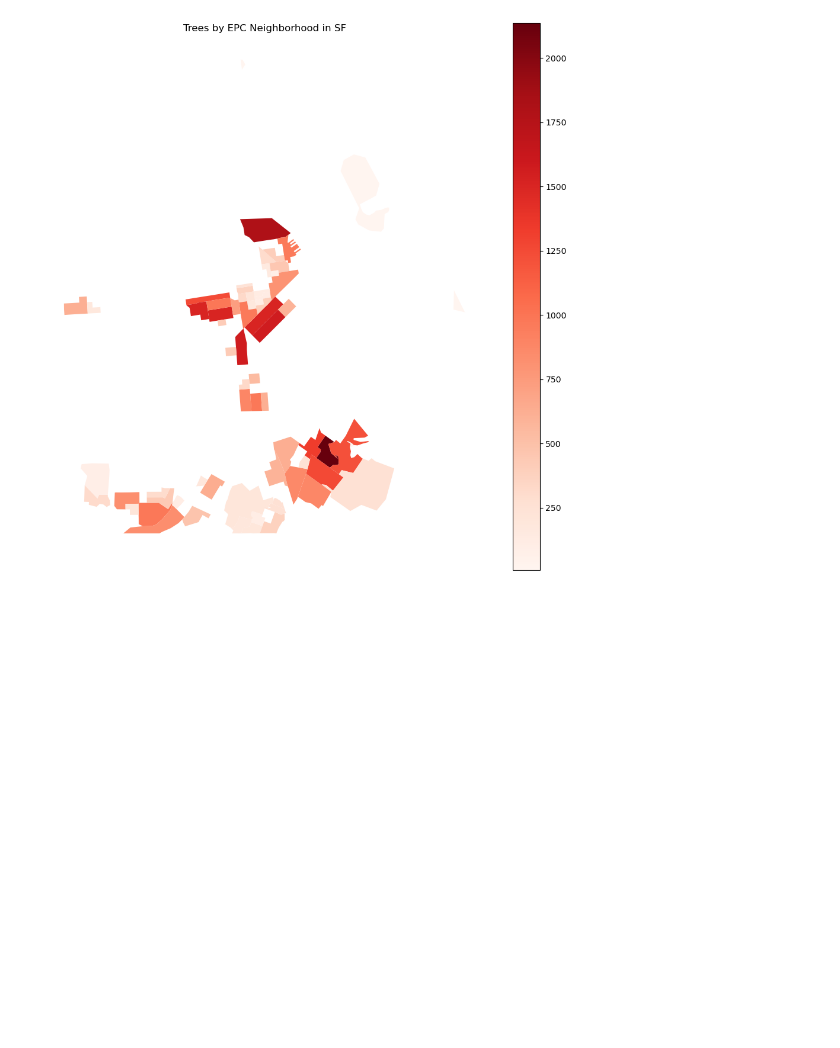
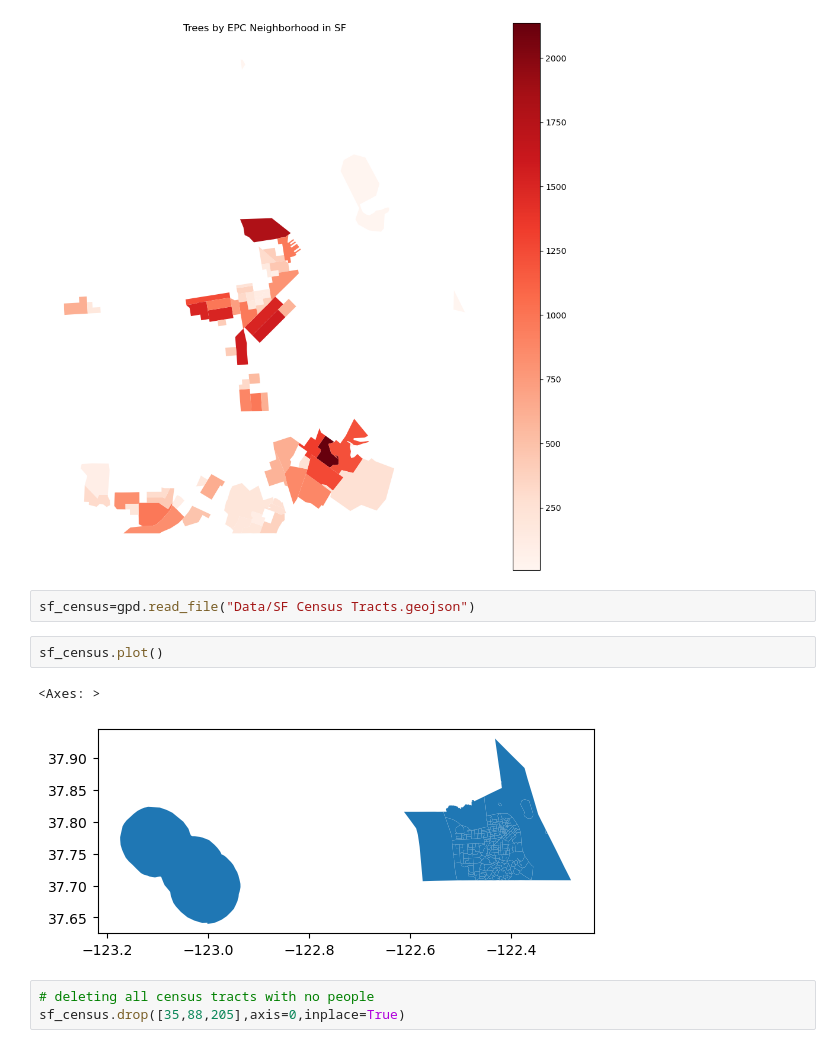
Before and after one commit to chuang01-cr/UP221-Caleb, a Jupyter notebook: Week 4 Assignment/Mini Individual Assignment .ipynb, the cells around one changed output. Drawn from its saved outputs; the diff is of its cells as text; blank space fills up the shorter version.

```diff
--- a/Week 4 Assignment/Mini Individual Assignment .ipynb
+++ b/Week 4 Assignment/Mini Individual Assignment .ipynb
@@ -237,3 +238,13 @@ ax.set_title('Trees by EPC Neighborhood in SF')
 # %% [output]
 Text(0.5, 1.0, 'Trees by EPC Neighborhood in SF')
 [figure]
+# %%
+sf_census=gpd.read_file("Data/SF Census Tracts.geojson")
+# %%
+sf_census.plot()
+# %% [output]
+<Axes: >
+[figure, added]
+# %%
+# deleting all census tracts with no people
+sf_census.drop([35,88,205],axis=0,inplace=True)
```
Also changed, not shown: parts of 12 cells of this notebook, 1 other file.
